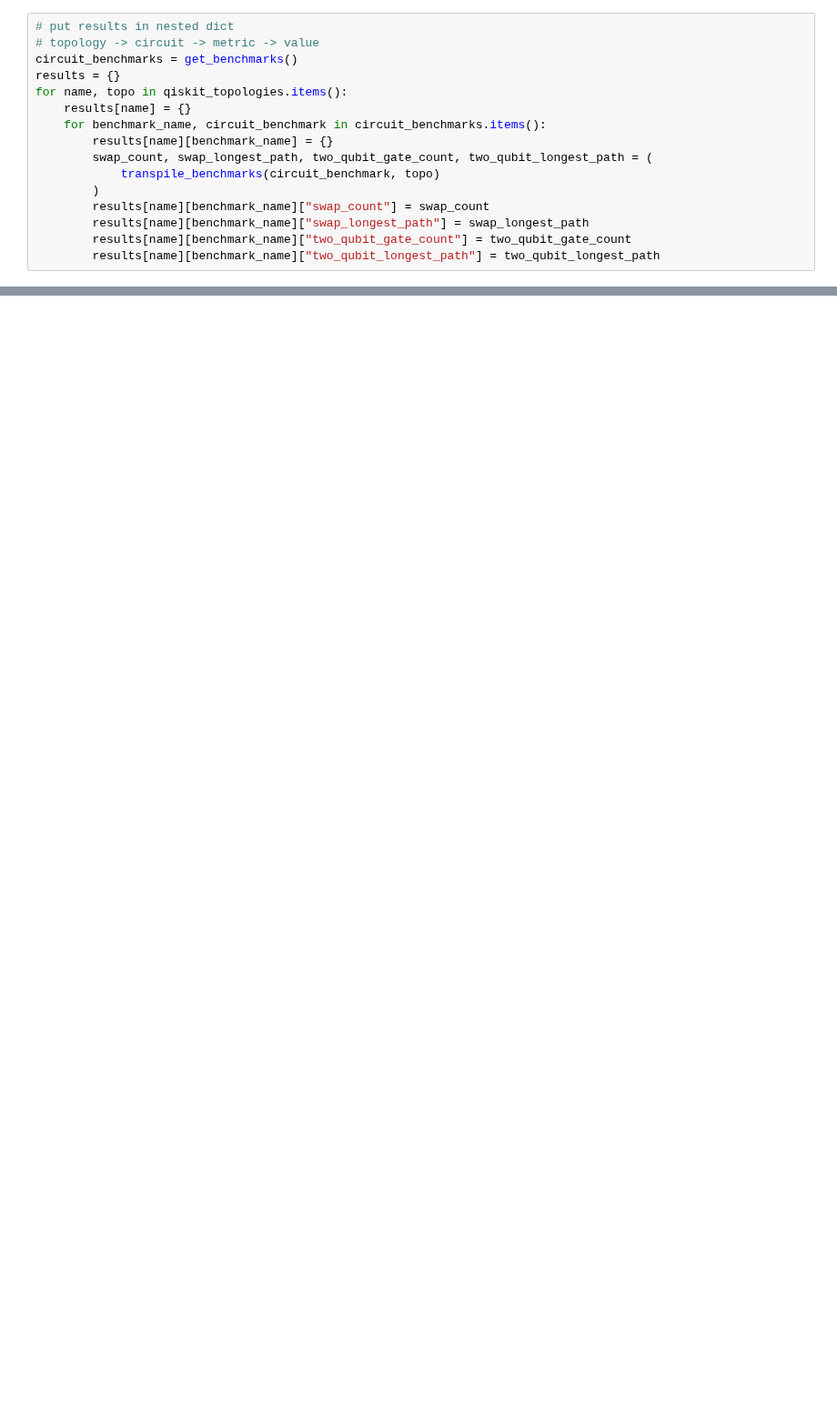
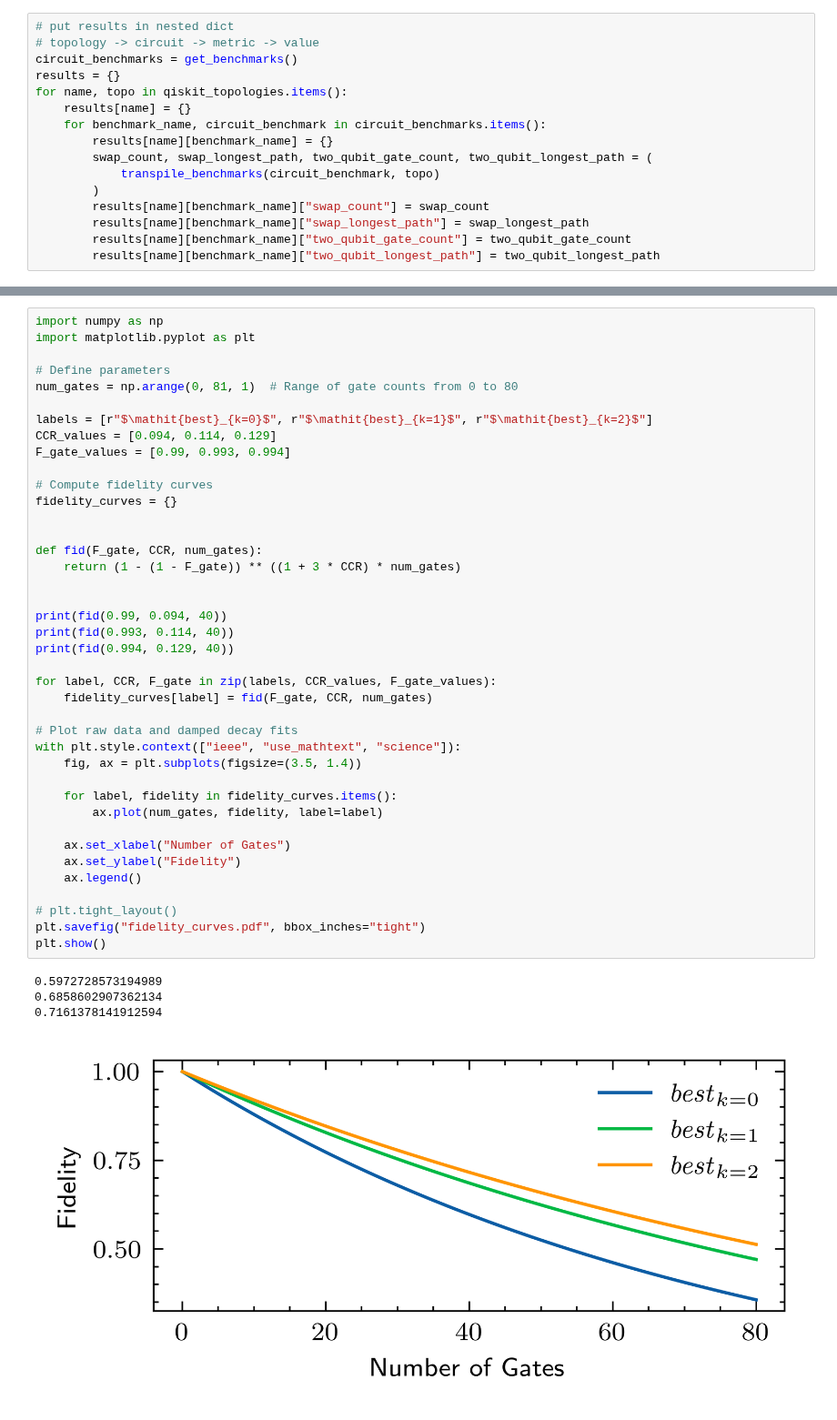
Before and after one commit to PITT-HATLAB/corral_crowding, a Jupyter notebook: src/notebooks/nisq_v2.ipynb, the cells around one changed output, grey strips where cells are left out. Shown at 91% size. Cells and saved outputs as stored; diff of their text form; blank space fills up the shorter version.

```diff
--- a/src/notebooks/nisq_v2.ipynb
+++ b/src/notebooks/nisq_v2.ipynb
@@ -427,0 +572,45 @@ plt.show()
+# %%
+import numpy as np
+import matplotlib.pyplot as plt
+
+# Define parameters
+num_gates = np.arange(0, 81, 1)  # Range of gate counts from 0 to 80
+
+labels = [r"$\mathit{best}_{k=0}$", r"$\mathit{best}_{k=1}$", r"$\mathit{best}_{k=2}$"]
+CCR_values = [0.094, 0.114, 0.129]
+F_gate_values = [0.99, 0.993, 0.994]
+
+# Compute fidelity curves
+fidelity_curves = {}
+
+
+def fid(F_gate, CCR, num_gates):
+    return (1 - (1 - F_gate)) ** ((1 + 3 * CCR) * num_gates)
+
+
+print(fid(0.99, 0.094, 40))
+print(fid(0.993, 0.114, 40))
+print(fid(0.994, 0.129, 40))
+
+for label, CCR, F_gate in zip(labels, CCR_values, F_gate_values):
+    fidelity_curves[label] = fid(F_gate, CCR, num_gates)
+
+# Plot raw data and damped decay fits
+with plt.style.context(["ieee", "use_mathtext", "science"]):
+    fig, ax = plt.subplots(figsize=(3.5, 1.4))
+
+    for label, fidelity in fidelity_curves.items():
+        ax.plot(num_gates, fidelity, label=label)
+
+    ax.set_xlabel("Number of Gates")
+    ax.set_ylabel("Fidelity")
+    ax.legend()
+
+# plt.tight_layout()
+plt.savefig("fidelity_curves.pdf", bbox_inches="tight")
+plt.show()
+# %% [output]
+0.5972728573194989
+0.6858602907362134
+0.7161378141912594
+[figure, added]
```
Also changed, not shown: parts of 7 cells of this notebook, 4 other files.
